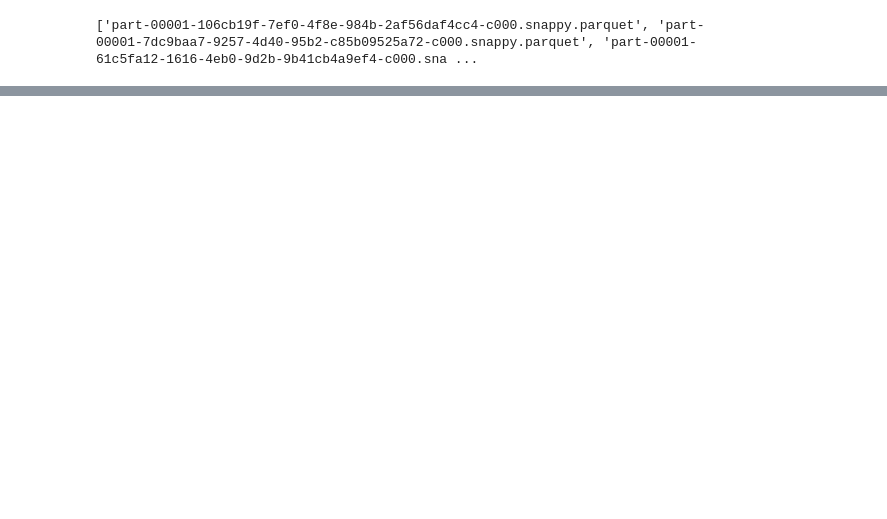
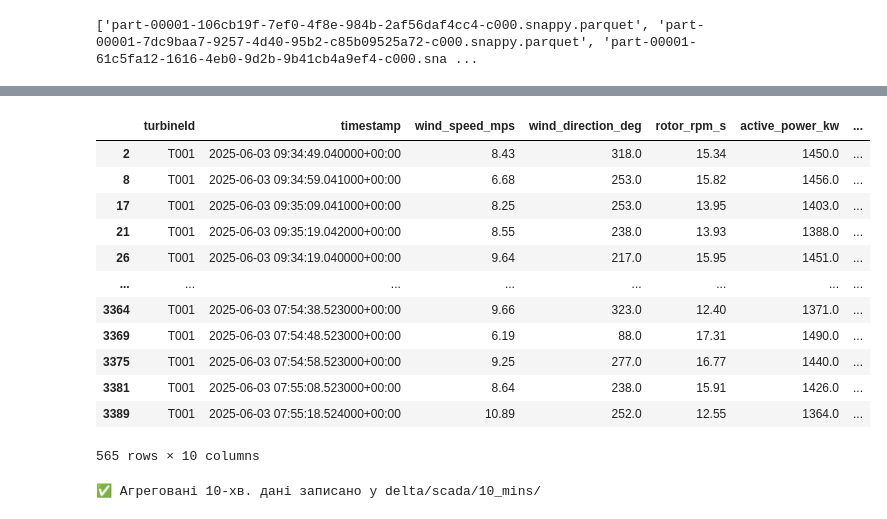
Before and after one commit to bogdan9876/analytical_and_nosql_labs, a Jupyter notebook: scripts/lab6.ipynb, the cells around one changed output, grey strips where cells are left out. Saved outputs shown, nothing was run; the diff lists cells and outputs as text; code cells hidden in the pictures; blank space fills up the shorter version.

```diff
--- a/scripts/lab6.ipynb
+++ b/scripts/lab6.ipynb
@@ -158,0 +192,17 @@ df_converted
+# %%
+df_one["interval_start"] = df_one["timestamp"].dt.floor("10min")
+df_one
+# %% [output]
+|  | turbineId | timestamp | wind_speed_mps | wind_direction_deg | rotor_rpm_s | active_power_kw | ... |
+| 2 | T001 | 2025-06-03 09:34:49.040000+00:00 | 8.43 | 318.0 | 15.34 | 1450.0 | ... |
+| 8 | T001 | 2025-06-03 09:34:59.041000+00:00 | 6.68 | 253.0 | 15.82 | 1456.0 | ... |
+| 17 | T001 | 2025-06-03 09:35:09.041000+00:00 | 8.25 | 253.0 | 13.95 | 1403.0 | ... |
+| 21 | T001 | 2025-06-03 09:35:19.042000+00:00 | 8.55 | 238.0 | 13.93 | 1388.0 | ... |
+| 26 | T001 | 2025-06-03 09:34:19.040000+00:00 | 9.64 | 217.0 | 15.95 | 1451.0 | ... |
+| ... | ... | ... | ... | ... | ... | ... | ... |
+| 3364 | T001 | 2025-06-03 07:54:38.523000+00:00 | 9.66 | 323.0 | 12.40 | 1371.0 | ... |
+| 3369 | T001 | 2025-06-03 07:54:48.523000+00:00 | 6.19 | 88.0 | 17.31 | 1490.0 | ... |
+| 3375 | T001 | 2025-06-03 07:54:58.523000+00:00 | 9.25 | 277.0 | 16.77 | 1440.0 | ... |
+| 3381 | T001 | 2025-06-03 07:55:08.523000+00:00 | 8.64 | 238.0 | 15.91 | 1426.0 | ... |
+| 3389 | T001 | 2025-06-03 07:55:18.524000+00:00 | 10.89 | 252.0 | 12.55 | 1364.0 | ... |
+565 rows × 10 columns
@@ -158,0 +230,14 @@ df_converted
+# %%
+DELTA_OUTPUT_PATH = f"abfss://{CONTAINER_NAME}@{STORAGE_ACCOUNT_NAME}.dfs.core.windows.net/delta/scada/10_mins/"
+write_deltalake(
+                        table_or_uri=DELTA_OUTPUT_PATH,
+                        data=df_pandas,
+                        mode="append",
+                        storage_options={
+                            "account_name": STORAGE_ACCOUNT_NAME,
+                            "sas_token": SAS_TOKEN
+                        }
+                    )
+print("✅ Агреговані 10-хв. дані записано у delta/scada/10_mins/")
+# %% [output]
+✅ Агреговані 10-хв. дані записано у delta/scada/10_mins/
```
Also changed, not shown: parts of 9 cells of this notebook.
